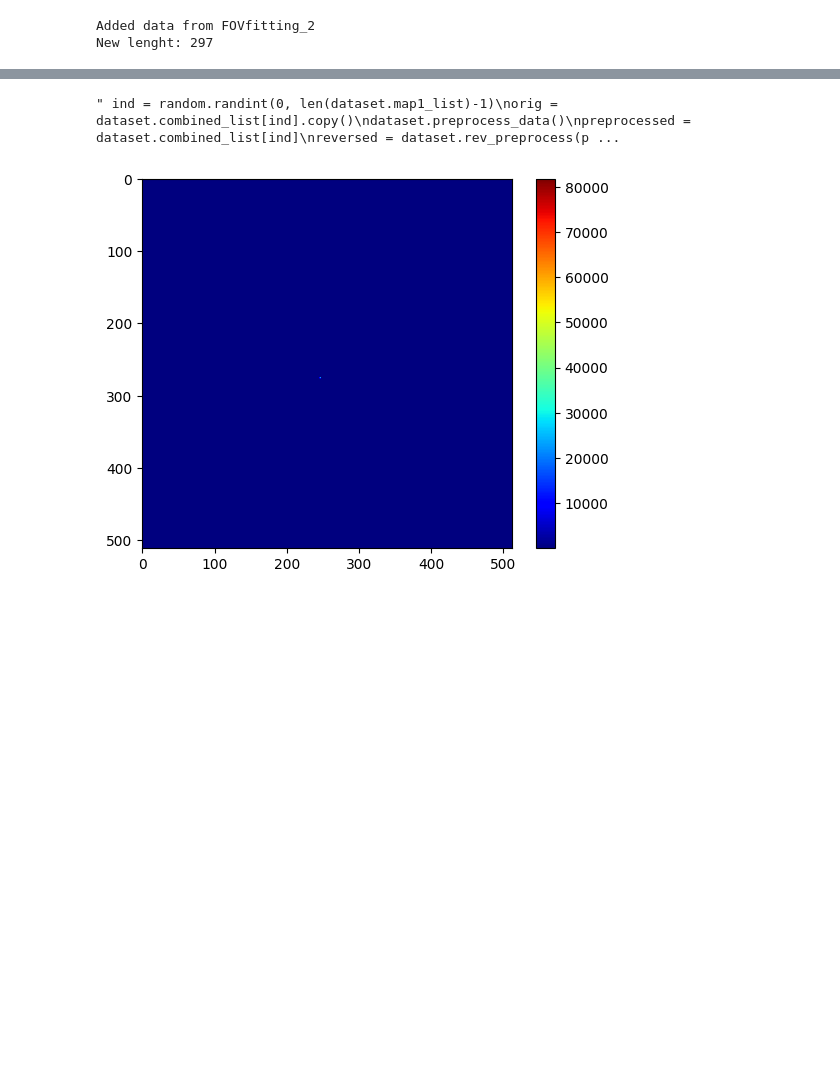
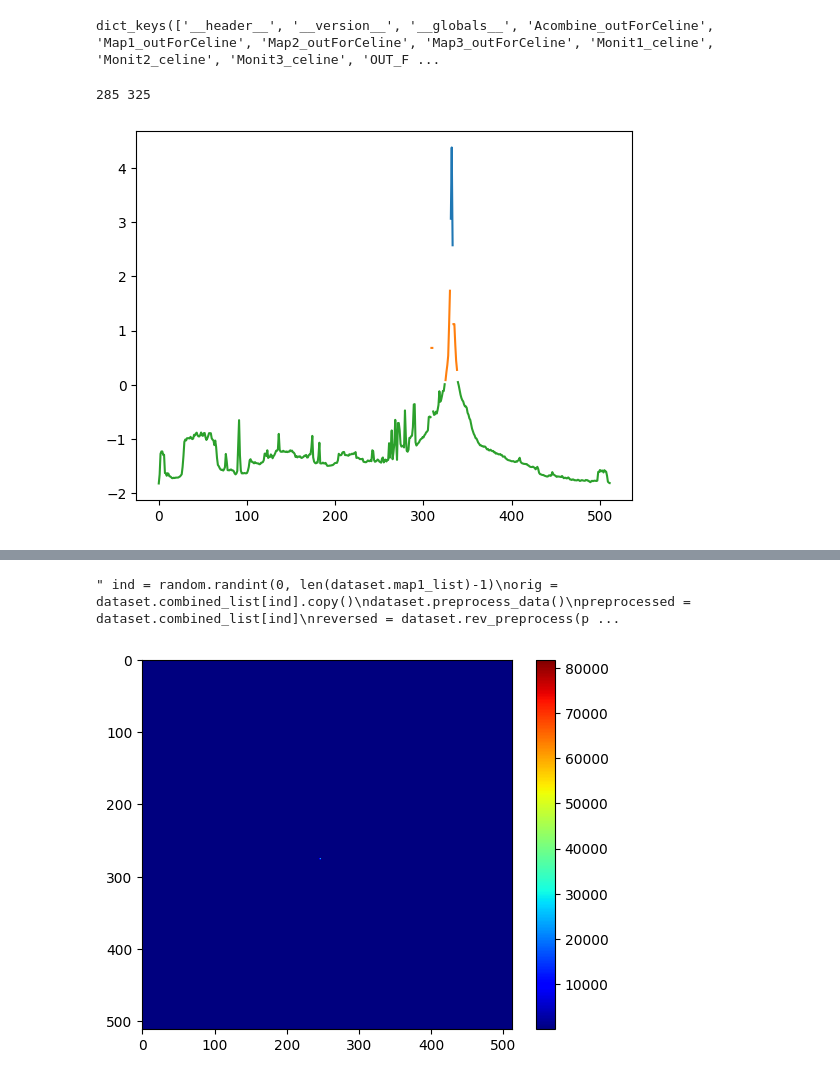
Before and after one commit to m7415/deep_learning_3MI, a Jupyter notebook: data_viewing.ipynb, the cells around one changed output, grey strips where cells are left out. Cells and saved outputs as stored; diff of their text form; code cells hidden in the pictures; blank space fills up the shorter version.

```diff
--- a/data_viewing.ipynb
+++ b/data_viewing.ipynb
@@ -24,8 +26,10 @@ random.seed(42)
 %autoreload 2
 from classes.data_wraper import Dataset
 # %%
-channels = ['FOVfitting_2']
-dataset = Dataset(channels)
+""" channels = ['FOVfitting_2']
+dataset = Dataset(channels) """
+file = loadmat('data/mapsCeline_FOVfitting_2_pol-60.mat')
-# %% [output]
-Added data from FOVfitting_2
-New lenght: 297
+# %%
+file.keys()
+# %% [output]
+dict_keys(['__header__', '__version__', '__globals__', 'Acombine_outForCeline', 'Map1_outForCeline', 'Map2_outForCeline', 'Map3_outForCeline', 'Monit1_celine', 'Monit2_celine', 'Monit3_celine', 'OUT_F ...
@@ -31,0 +39,58 @@ New lenght: 297
+# %%
+maps1 = file['Map1_outForCeline'][0]
+coeffs1 = file['coef1_outForCeline'][0]
+masks1 = file['mask1_outForceline'][0]
+maps2 = file['Map2_outForCeline'][0]
+coeffs2 = file['coef2_outForCeline'][0]
+masks2 = file['mask2_outForceline'][0]
+maps3 = file['Map3_outForCeline'][0]
+coeffs3 = file['coef3_outForCeline'][0]
+masks3 = file['mask3_outForceline'][0]
+combined_maps = file['Acombine_outForCeline'][0]
+azimuts = file['OUT_Fa_celine'][0]
+# %%
+ind = random.randint(0, len(maps1)-1)
+map1 = maps1[ind]
+map2 = maps2[ind]
+map3 = maps3[ind]
+combined = combined_maps[ind]
+azimut = azimuts[ind]
+i, j = get_center(combined)
+print(i,j)
+
+#===================================================================================================
+map1 = map1 * coeffs1[ind]
+map2 = map2 * coeffs2[ind]
+map3 = map3 * coeffs3[ind]
+
+map1 = np.log10(np.abs(map1))
+map2 = np.log10(np.abs(map2))
+map3 = np.log10(np.abs(map3))
+combined = np.log10(np.abs(combined))
+
+map3 = map3 * (1 - masks3[ind])
+map2 = map2 * (1 - masks2[ind]) * masks3[ind]
+map1 = (map1 * (1 - masks1[ind]) * masks2[ind] * masks3[ind])
+
+# remove 0 values
+map1[map1 == 0] = np.nan
+map2[map2 == 0] = np.nan
+map3[map3 == 0] = np.nan
+
+# show the 4 maps in one figure
+""" fig, ax = plt.subplots(2,2, figsize=(10,10))
+ax[0,0].imshow(map1, cmap='jet')
+ax[0,0].set_title('Map1')
+ax[0,1].imshow(map2, cmap='jet')
+ax[0,1].set_title('Map2')
+ax[1,0].imshow(map3, cmap='jet')
+ax[1,0].set_title('Map3')
+ax[1,1].imshow(combined, cmap='jet')
+ax[1,1].set_title('Combined')
+plt.show() """
+
+# plot radial profile
+plot_radial_profile([map1, map2, map3], azimut)
+# %% [output]
+285 325
+[figure, added]
```
Also changed, not shown: parts of 4 cells of this notebook, 4 other files.
